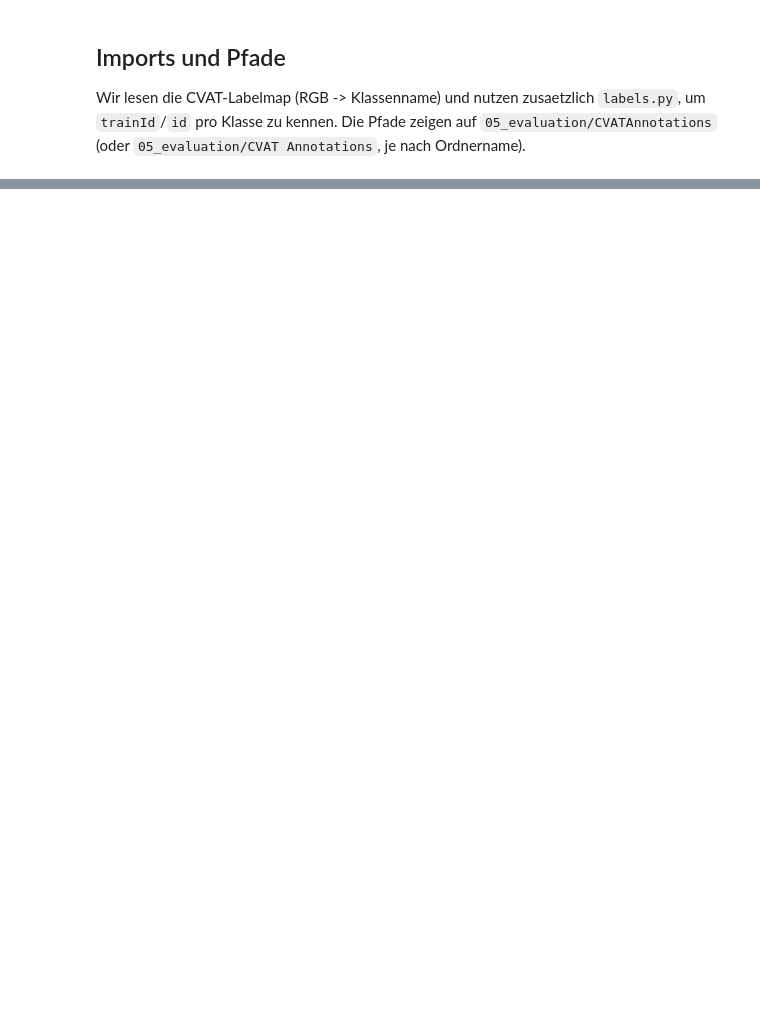
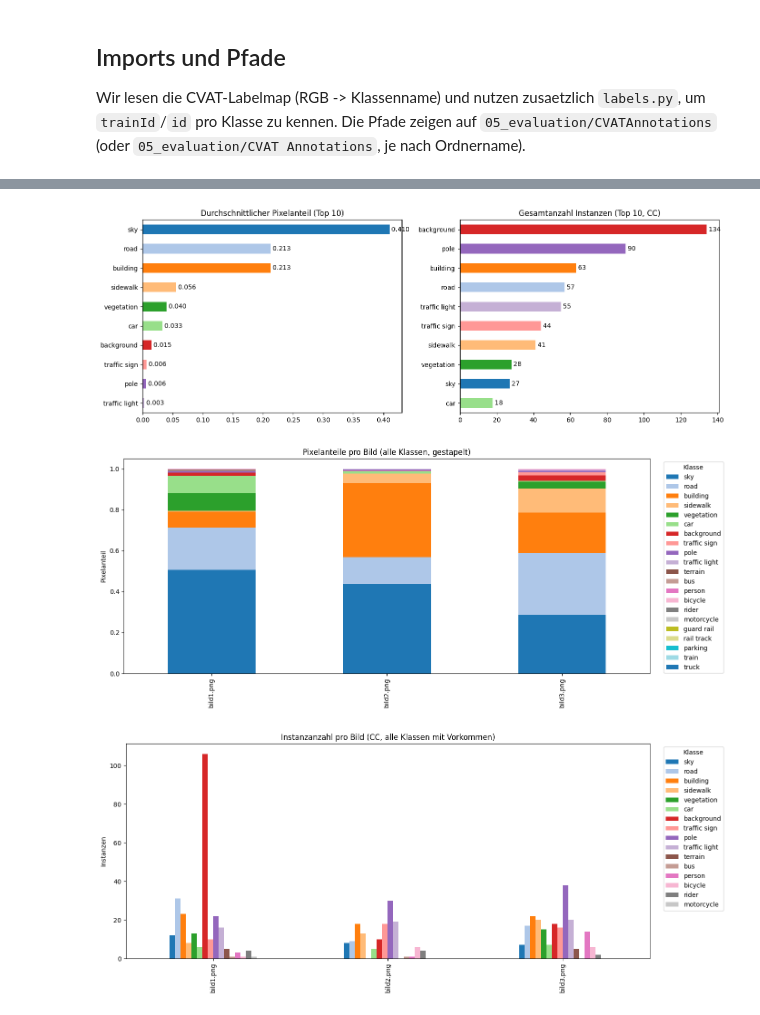
Before and after one commit to lucauhl/Semantic-Segmentation-Traffic-Scenes, a Jupyter notebook: 05_evaluation/kennzahlen.ipynb, the cells around one changed output, grey strips where cells are left out. Drawn from its saved outputs; the diff is of its cells as text; code cells hidden in the pictures; blank space fills up the shorter version.

```diff
--- a/05_evaluation/kennzahlen.ipynb
+++ b/05_evaluation/kennzahlen.ipynb
@@ -533,0 +303,39 @@ else:
+# %%
+if SHOW_BASIC_PLOTS:
+    def nice_barh(series, title):
+        colors = [palette.get(idx, "steelblue") for idx in series.index]
+        ax = plt.gca()
+        series.plot(kind="barh", color=colors, ax=ax)
+        ax.invert_yaxis()
+        ax.set_title(title)
+        for i, v in enumerate(series):
+            ax.text(v, i, f" {v:.3f}" if v < 1 else f" {int(v)}", va="center")
+        return ax
+
+    fig, axes = plt.subplots(1, 2, figsize=(14, 5))
+    plt.sca(axes[0]); nice_barh(mean_shares.head(10), "Durchschnittlicher Pixelanteil (Top 10)")
+    plt.sca(axes[1]); nice_barh(instances_df.sum().sort_values(ascending=False).head(10), "Gesamtanzahl Instanzen (Top 10, CC)")
+    plt.tight_layout()
+    plt.show()
+
+if SHOW_PER_IMAGE_PLOTS:
+    fig, ax = plt.subplots(figsize=(14, 6))
+    shares_df[classes_for_plots].plot(kind="bar", stacked=True, ax=ax, color=[palette[c] for c in classes_for_plots])
+    ax.set_ylabel("Pixelanteil")
+    ax.set_title("Pixelanteile pro Bild (alle Klassen, gestapelt)")
+    ax.legend(title="Klasse", bbox_to_anchor=(1.02, 1), loc="upper left")
+    plt.tight_layout()
+    plt.show()
+
+    nonzero_classes = [c for c in classes_for_plots if instances_df[c].sum() > 0]
+    fig, ax = plt.subplots(figsize=(14, 6))
+    instances_df[nonzero_classes].plot(kind="bar", ax=ax, color=[palette[c] for c in nonzero_classes])
+    ax.set_ylabel("Instanzen")
+    ax.set_title("Instanzanzahl pro Bild (CC, alle Klassen mit Vorkommen)")
+    ax.legend(title="Klasse", bbox_to_anchor=(1.02, 1), loc="upper left")
+    plt.tight_layout()
+    plt.show()
+# %% [output]
+[figure, added]
+[figure, added]
+[figure, added]
```
Also changed, not shown: parts of 43 cells of this notebook.
